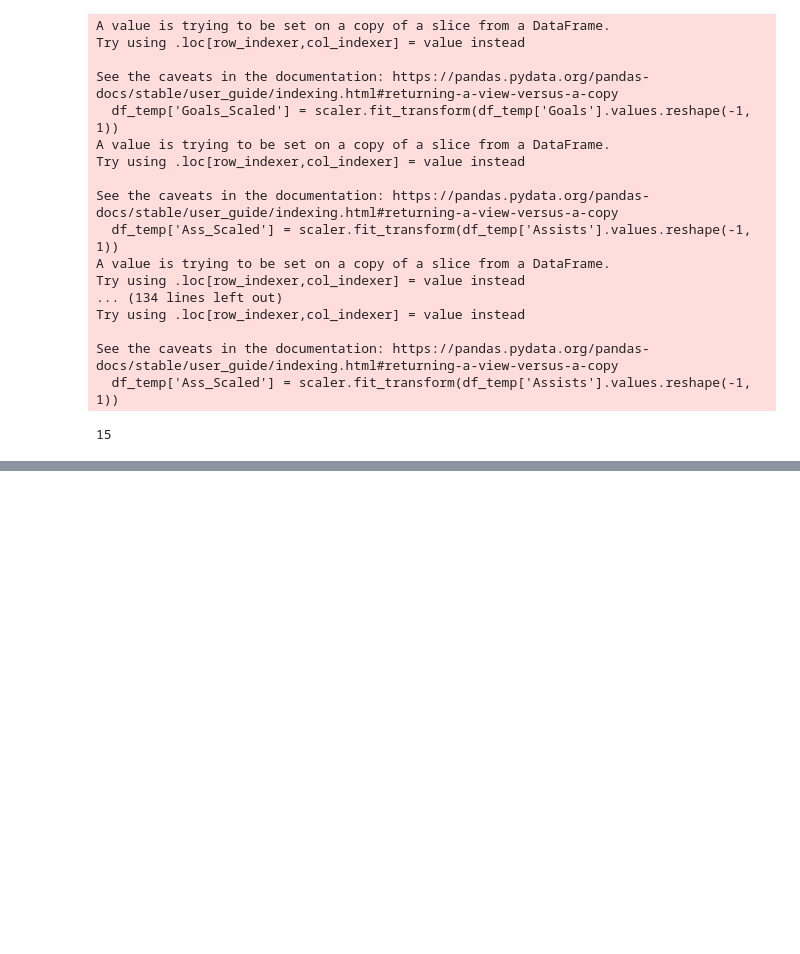
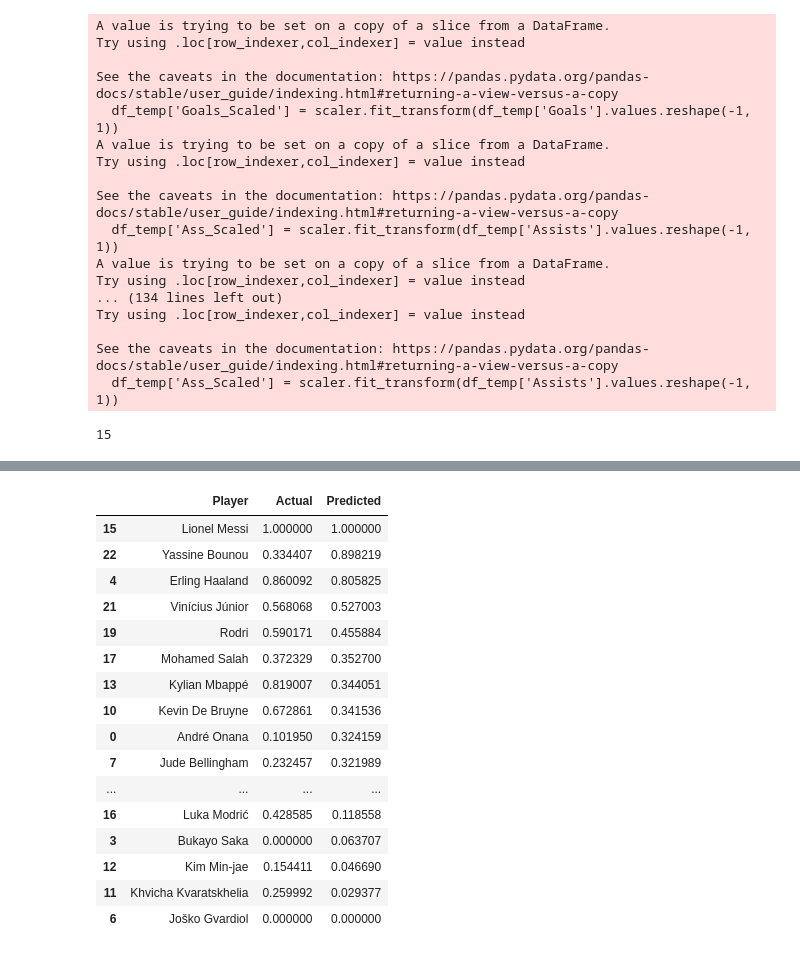
Before and after one commit to TheJarmanitor/outplayed, a Jupyter notebook: notebooks/glm_testing.ipynb, the cells around one changed output, grey strips where cells are left out. Cells and saved outputs as stored; diff of their text form; code cells hidden in the pictures; blank space fills up the shorter version.

```diff
--- a/notebooks/glm_testing.ipynb
+++ b/notebooks/glm_testing.ipynb
@@ -196,3 +206,23 @@ results = []
 for i, j, k in zip(X_test.index, y_test, preds):
     results.append([i[0], j[0], k[0]])
 results = pd.DataFrame(results, columns=['Player', 'Actual', 'Predicted'])
+# %%
+results.sort_values('Predicted', ascending=False)
+# %% [output]
+|  | Player | Actual | Predicted |
+| 15 | Lionel Messi | 1.000000 | 1.000000 |
+| 22 | Yassine Bounou | 0.334407 | 0.898219 |
+| 4 | Erling Haaland | 0.860092 | 0.805825 |
+| 21 | Vinícius Júnior | 0.568068 | 0.527003 |
+| 19 | Rodri | 0.590171 | 0.455884 |
+| 17 | Mohamed Salah | 0.372329 | 0.352700 |
+| 13 | Kylian Mbappé | 0.819007 | 0.344051 |
+| 10 | Kevin De Bruyne | 0.672861 | 0.341536 |
+| 0 | André Onana | 0.101950 | 0.324159 |
+| 7 | Jude Bellingham | 0.232457 | 0.321989 |
+| ... | ... | ... | ... |
+| 16 | Luka Modrić | 0.428585 | 0.118558 |
+| 3 | Bukayo Saka | 0.000000 | 0.063707 |
+| 12 | Kim Min-jae | 0.154411 | 0.046690 |
+| 11 | Khvicha Kvaratskhelia | 0.259992 | 0.029377 |
+| 6 | Joško Gvardiol | 0.000000 | 0.000000 |
```
Also changed, not shown: parts of 3 cells of this notebook.
